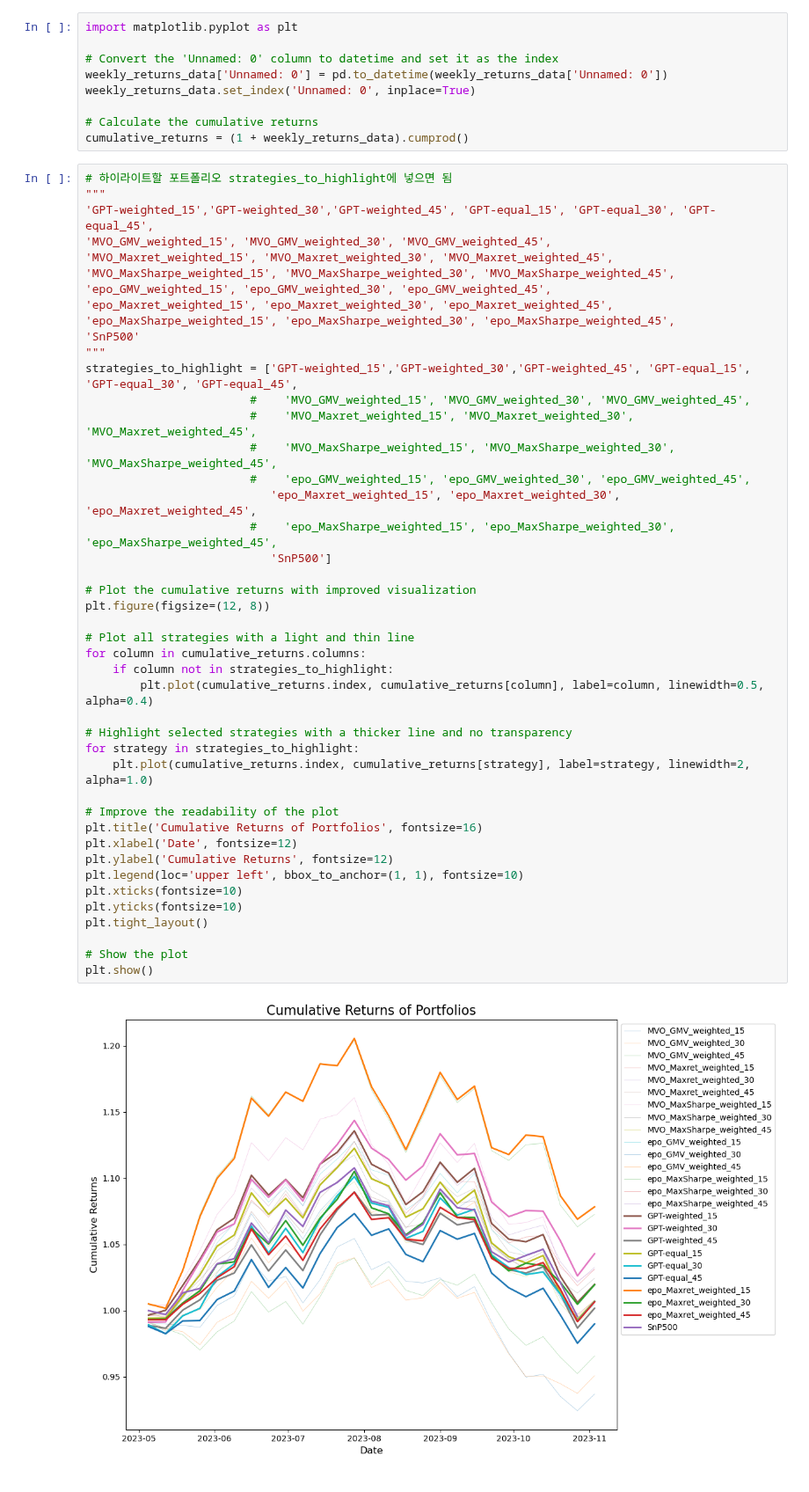
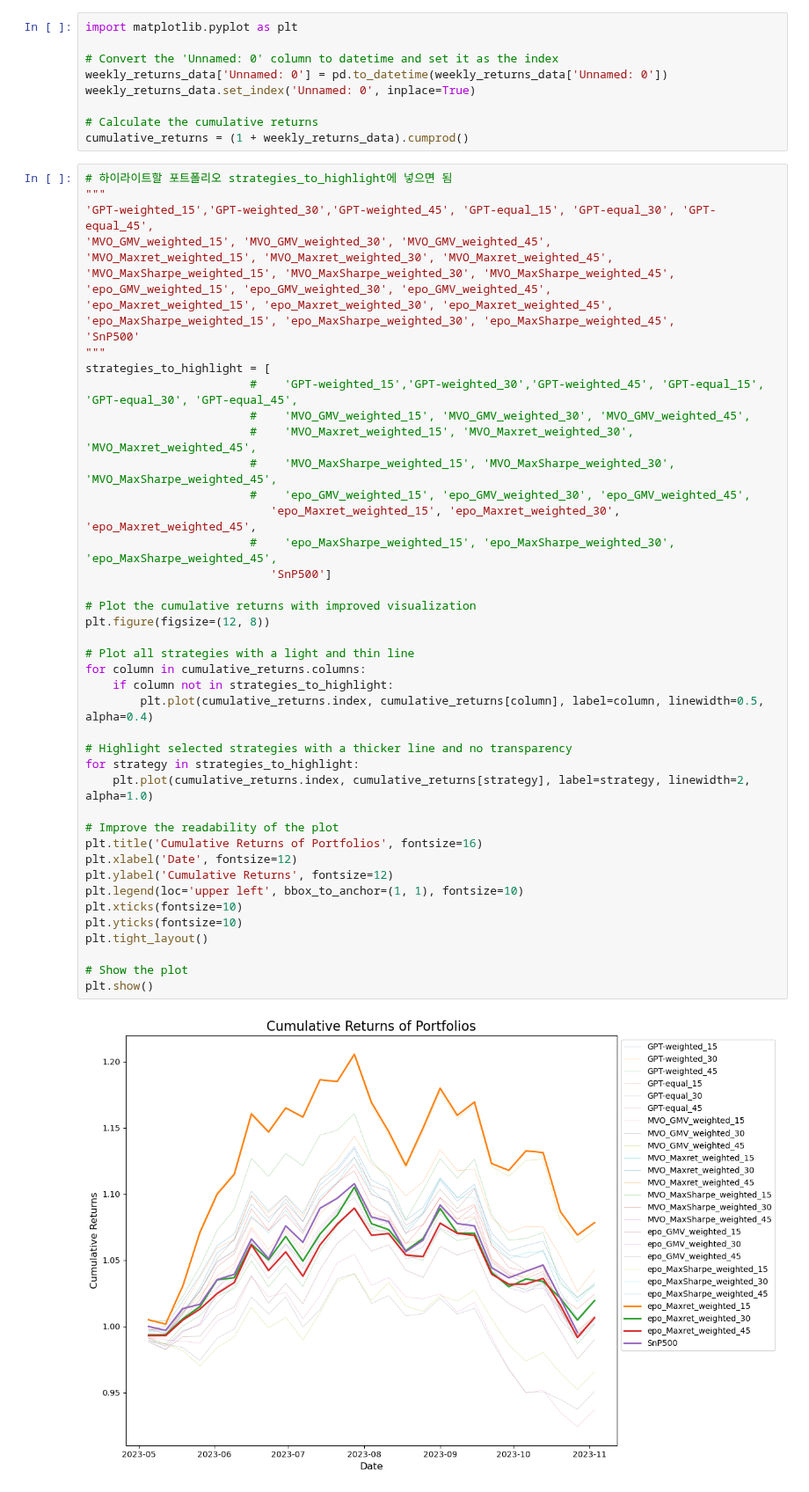
Before and after one commit to FELAB-KHU/S-PQuantTeam01, a Jupyter notebook: Jaekyun/Out-of-sample_Investment_Performance.ipynb, the cells around one changed output. Shown at 88% size. Cells and saved outputs as stored; diff of their text form.

```diff
--- a/Jaekyun/Out-of-sample_Investment_Performance.ipynb
+++ b/Jaekyun/Out-of-sample_Investment_Performance.ipynb
@@ -1211,37 +1211,38 @@ cumulative_returns = (1 + weekly_returns_data).cumprod()
 'epo_MaxSharpe_weighted_15', 'epo_MaxSharpe_weighted_30', 'epo_MaxSharpe_weighted_45',
 'SnP500'
 """
-strategies_to_highlight = ['GPT-weighted_15','GPT-weighted_30','GPT-weighted_45', 'GPT-equal_15', 'GPT-equal_30', 'GPT-equal_45',
+strategies_to_highlight = [
+                        #    'GPT-weighted_15','GPT-weighted_30','GPT-weighted_45', 'GPT-equal_15', 'GPT-equal_30', 'GPT-equal_45',
                         #    'MVO_GMV_weighted_15', 'MVO_GMV_weighted_30', 'MVO_GMV_weighted_45',
                         #    'MVO_Maxret_weighted_15', 'MVO_Maxret_weighted_30', 'MVO_Maxret_weighted_45',
                         #    'MVO_MaxSharpe_weighted_15', 'MVO_MaxSharpe_weighted_30', 'MVO_MaxSharpe_weighted_45',
                         #    'epo_GMV_weighted_15', 'epo_GMV_weighted_30', 'epo_GMV_weighted_45',
                            'epo_Maxret_weighted_15', 'epo_Maxret_weighted_30', 'epo_Maxret_weighted_45',
                         #    'epo_MaxSharpe_weighted_15', 'epo_MaxSharpe_weighted_30', 'epo_MaxSharpe_weighted_45',
                            'SnP500']
 
 # Plot the cumulative returns with improved visualization
 plt.figure(figsize=(12, 8))
 
 # Plot all strategies with a light and thin line
 for column in cumulative_returns.columns:
     if column not in strategies_to_highlight:
         plt.plot(cumulative_returns.index, cumulative_returns[column], label=column, linewidth=0.5, alpha=0.4)
 
 # Highlight selected strategies with a thicker line and no transparency
 for strategy in strategies_to_highlight:
     plt.plot(cumulative_returns.index, cumulative_returns[strategy], label=strategy, linewidth=2, alpha=1.0)
 
 # Improve the readability of the plot
 plt.title('Cumulative Returns of Portfolios', fontsize=16)
 plt.xlabel('Date', fontsize=12)
 plt.ylabel('Cumulative Returns', fontsize=12)
 plt.legend(loc='upper left', bbox_to_anchor=(1, 1), fontsize=10)
 plt.xticks(fontsize=10)
 plt.yticks(fontsize=10)
 plt.tight_layout()
 
 # Show the plot
 plt.show()
 # %% [output]
-[figure, old version]
+[figure, new version]
```
Also changed, not shown: 6 other files.
